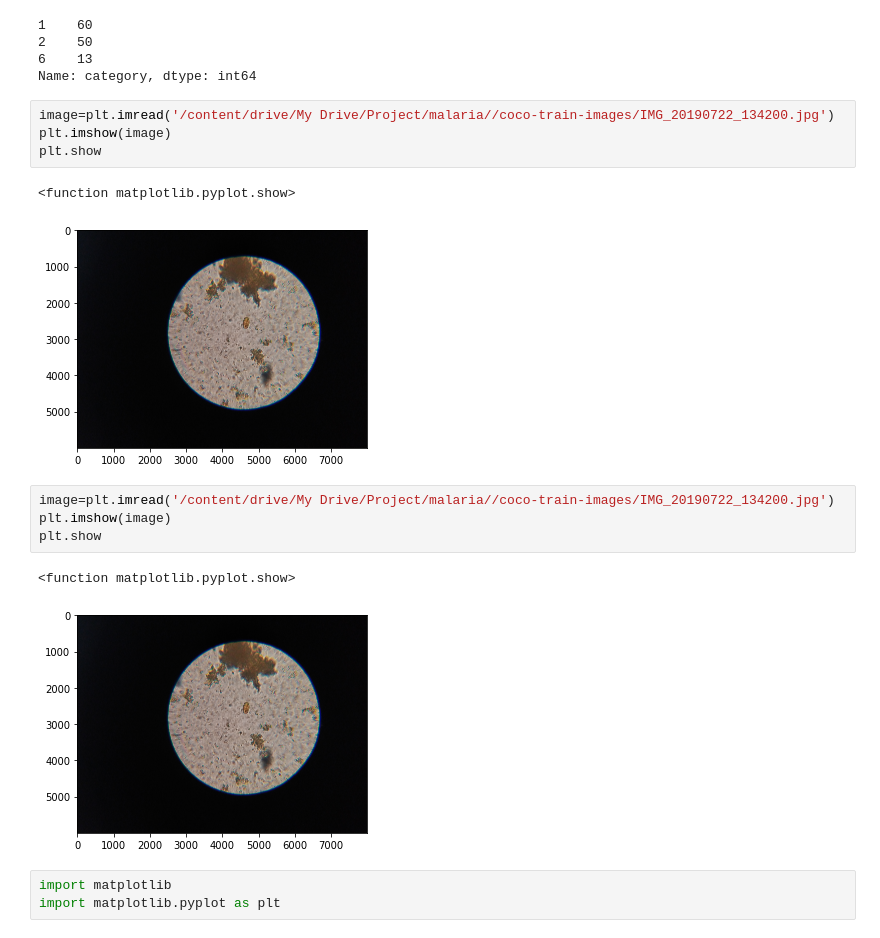
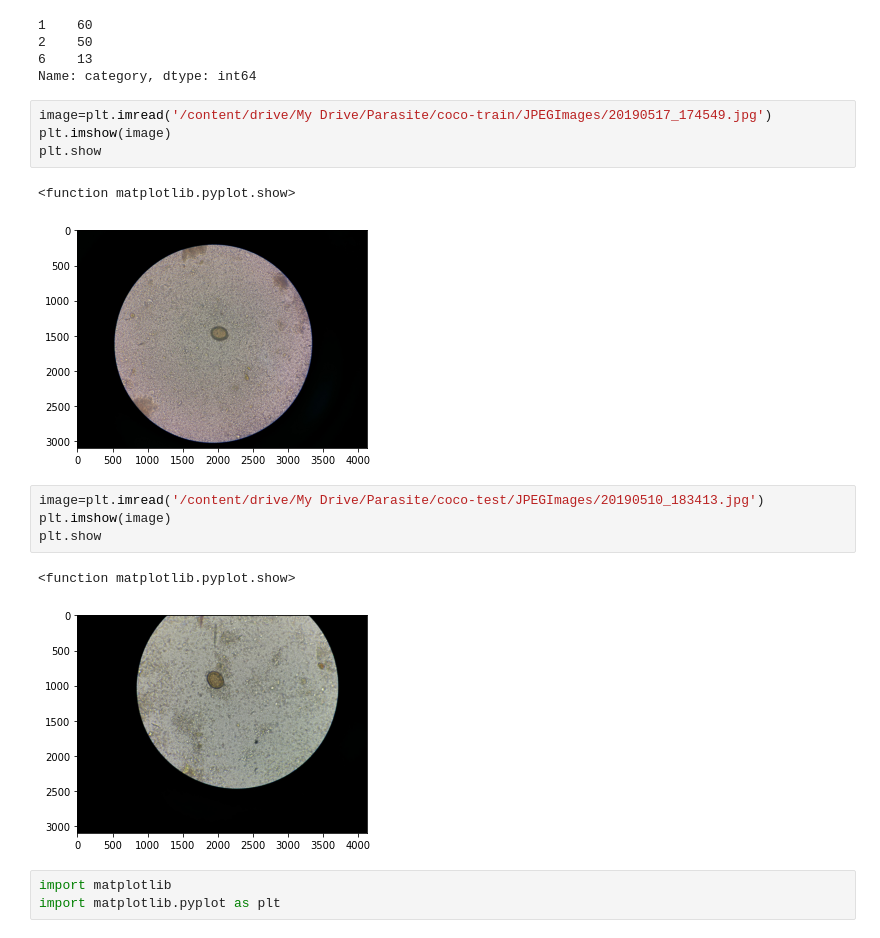
Before and after one commit to Nutsudapenpong/DPDM, a Jupyter notebook: Followmalariamydata.ipynb, the cells around one changed output. Cells and saved outputs as stored; diff of their text form.

```diff
--- a/Followmalariamydata.ipynb
+++ b/Followmalariamydata.ipynb
@@ -179,19 +179,19 @@ print(test['category'].value_counts())
 6    13
 Name: category, dtype: int64
 # %%
-image=plt.imread('/content/drive/My Drive/Project/malaria//coco-train-images/IMG_20190722_134200.jpg')
+image=plt.imread('/content/drive/My Drive/Parasite/coco-train/JPEGImages/20190517_174549.jpg')
 plt.imshow(image)
 plt.show
 # %% [output]
 <function matplotlib.pyplot.show>
-[figure, old version]
+[figure, new version]
 # %%
-image=plt.imread('/content/drive/My Drive/Project/malaria//coco-train-images/IMG_20190722_134200.jpg')
+image=plt.imread('/content/drive/My Drive/Parasite/coco-test/JPEGImages/20190510_183413.jpg')
 plt.imshow(image)
 plt.show
 # %% [output]
 <function matplotlib.pyplot.show>
-[figure, old version]
+[figure, new version]
 # %%
 import matplotlib
 import matplotlib.pyplot as plt
```
Also changed, not shown: parts of 6 cells of this notebook.
